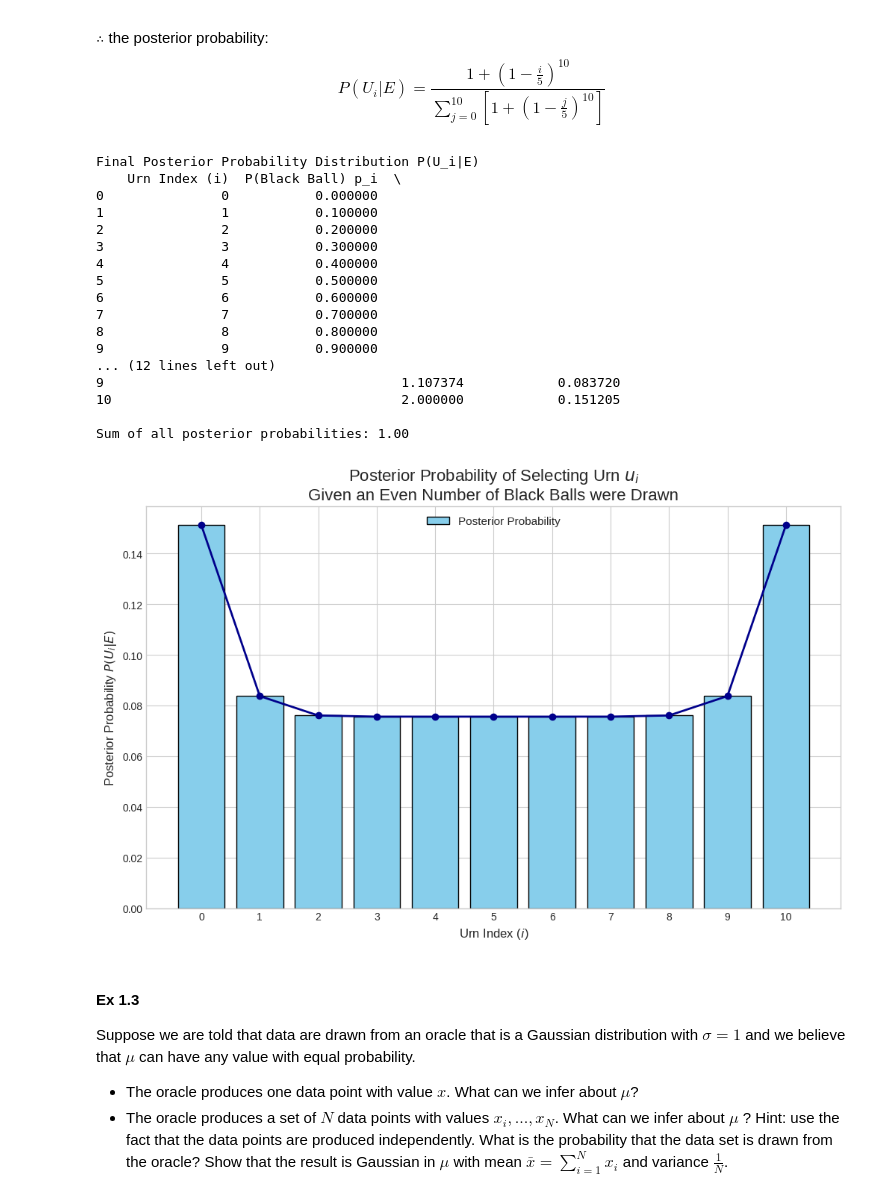
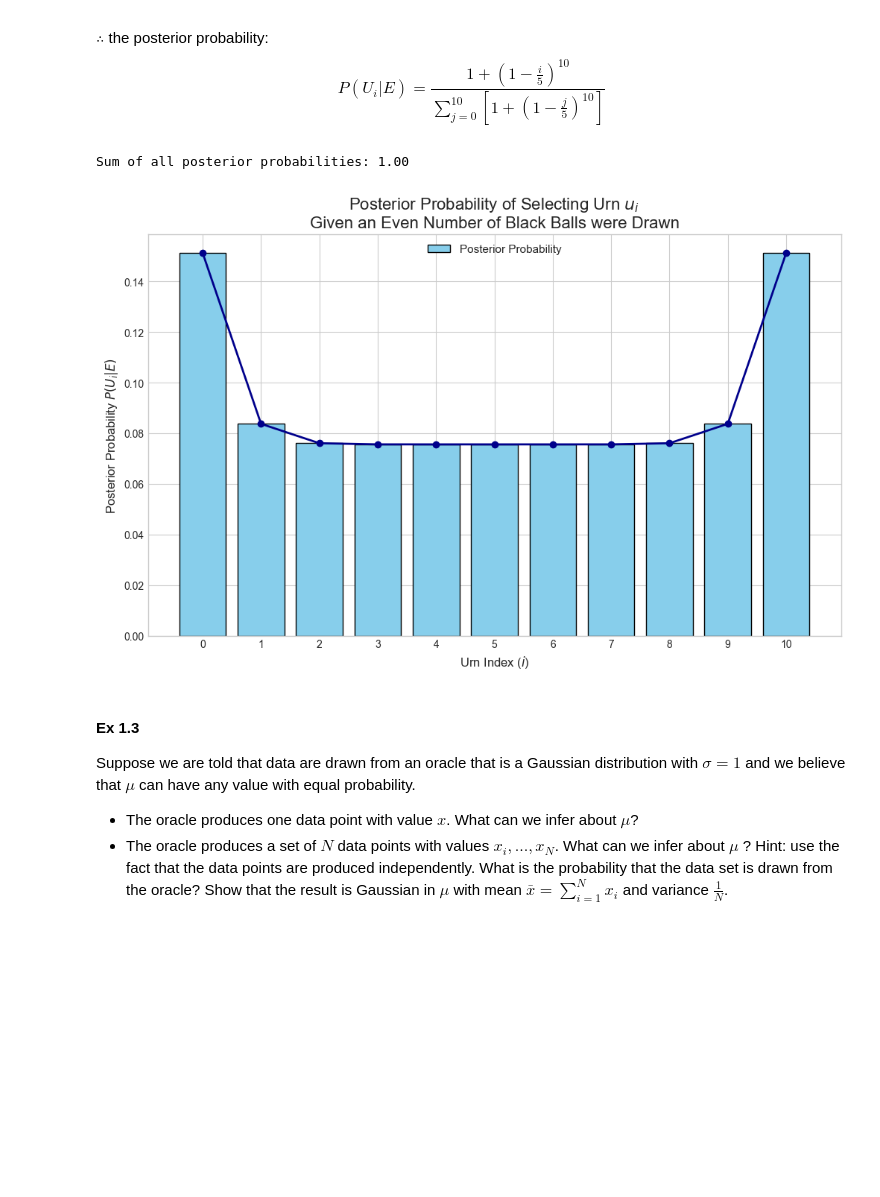
Before and after one commit to josjo99/cds_ml, a Jupyter notebook: cds_ml_solutions/Assignment1.ipynb, the cells around one changed output. Cells and saved outputs as stored; diff of their text form; code cells hidden in the pictures; blank space fills up the shorter version.

```diff
--- a/cds_ml_solutions/Assignment1.ipynb
+++ b/cds_ml_solutions/Assignment1.ipynb
@@ -132,67 +131,34 @@ N = 10            # number of draws
 likelihood_numerator = 1 + (1 - urn_indices / 5)**N
 
 # Calculate the denominator, which is the sum of all numerator terms.
 denominator = np.sum(likelihood_numerator)
 
 posterior_probability = likelihood_numerator / denominator          # Probability that Urn U_i was selected given that the number of black balls drawn
                                                                     # was even after N draws
-
-
-# Displaying the results in a table
-
-# creating a pandas dataframe
-results_df = pd.DataFrame({
-    'Urn Index (i)': urn_indices,
-    'P(Black Ball) p_i': urn_indices / 10,
-    'Numerator Term (proportional to likelihood)': likelihood_numerator,
-    'Posterior P(U_i|E)': posterior_probability
-})
-
-# Set display format for floating point numbers
-pd.set_option('display.float_format', '{:.6f}'.format)
-
-print("Final Posterior Probability Distribution P(U_i|E)")
-print(results_df)
 print(f"\nSum of all posterior probabilities: {np.sum(posterior_probability):.2f}")
 
 plt.style.use('seaborn-v0_8-whitegrid')
 fig, ax = plt.subplots(figsize=(12, 7))
 
 # Plot the posterior distribution as a bar chart
 ax.bar(urn_indices, posterior_probability, color='skyblue', edgecolor='black', zorder=2, label='Posterior Probability')
 
 # Overlay points and a line to emphasize the shape
 ax.plot(urn_indices, posterior_probability, 'o-', color='darkblue', lw=2, zorder=3)
 
 # Add labels, titles, and formatting
 ax.set_title('Posterior Probability of Selecting Urn $u_i$\nGiven an Even Number of Black Balls were Drawn', fontsize=16)
 ax.set_xlabel('Urn Index ($i$)', fontsize=12)
 ax.set_ylabel('Posterior Probability $P(U_i|E)$', fontsize=12)
 ax.set_xticks(urn_indices) # Ensure all urn indices are shown on the x-axis
 ax.legend(fontsize=11)
 ax.grid(True, zorder=0)
 
 # Show the plot
 plt.show()
 # %% [output]
-Final Posterior Probability Distribution P(U_i|E)
-    Urn Index (i)  P(Black Ball) p_i  \
-0               0           0.000000
-1               1           0.100000
-2               2           0.200000
-3               3           0.300000
-4               4           0.400000
-5               5           0.500000
-6               6           0.600000
-7               7           0.700000
-8               8           0.800000
-9               9           0.900000
-... (12 lines left out)
-9                                      1.107374            0.083720
-10                                     2.000000            0.151205
-
 Sum of all posterior probabilities: 1.00
-[figure, old version]
+[figure, new version]
 # %% [markdown]
 #### Ex 1.3
 
```
Also changed, not shown: parts of 1 cell of this notebook.
